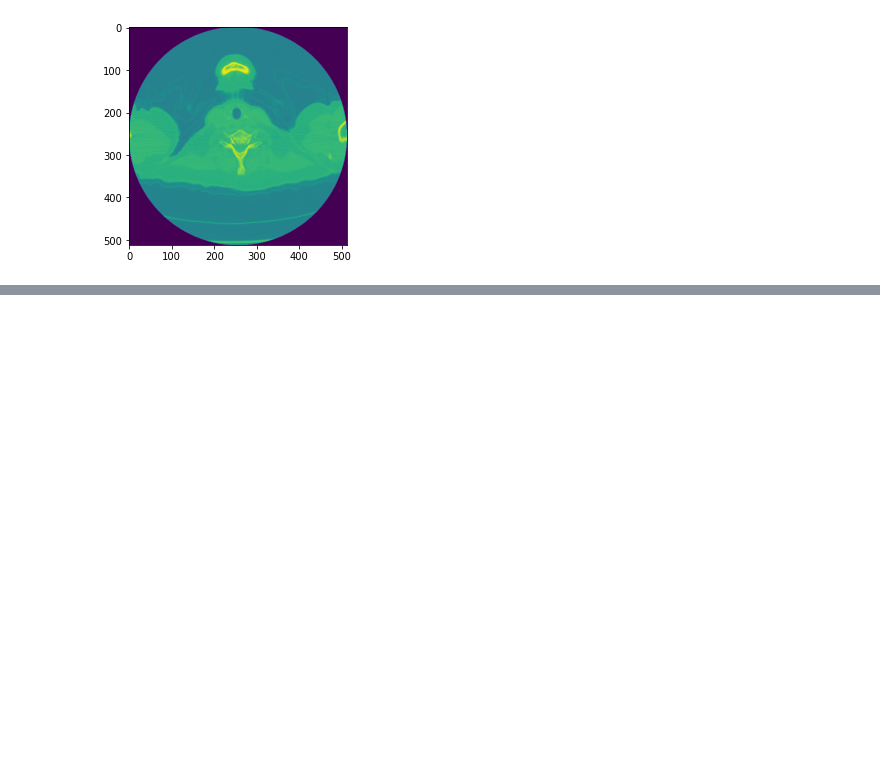
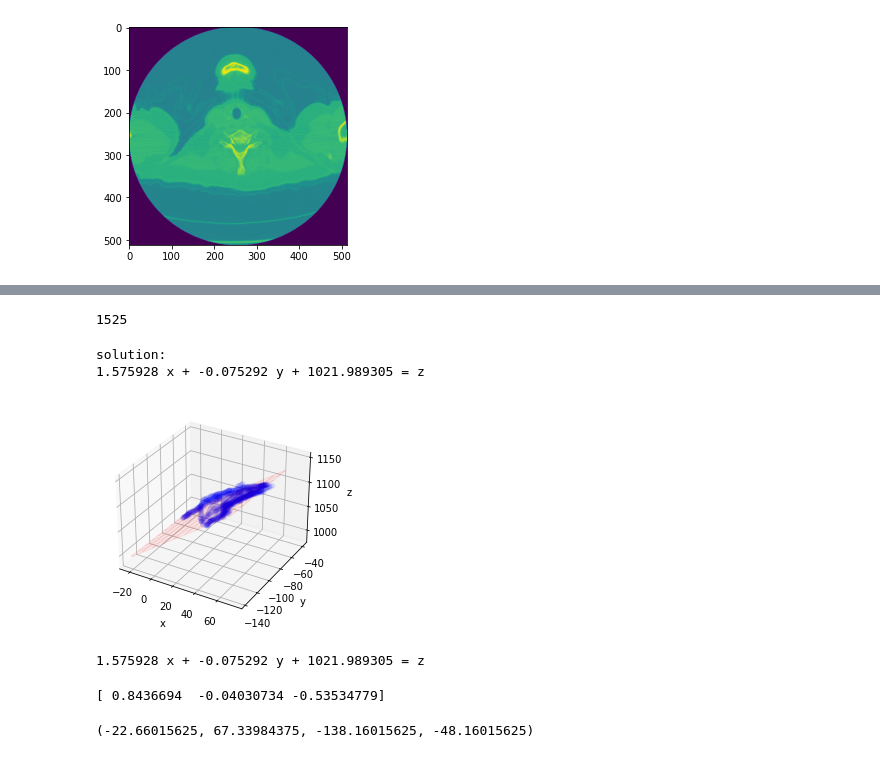
Before and after one commit to pangyuteng/fiss-viz-tmp, a Jupyter notebook: oblique.ipynb, the cells around one changed output, grey strips where cells are left out. Drawn from its saved outputs; the diff is of its cells as text; code cells hidden in the pictures; blank space fills up the shorter version.

```diff
--- a/oblique.ipynb
+++ b/oblique.ipynb
@@ -166,0 +108,6 @@ plt.imshow(arr[0,:,:].squeeze())
+# %%
+roi_image = imread('rof.nii.gz')
+arr = sitk.GetArrayFromImage(roi_image)
+print(np.sum(arr))
+# %% [output]
+1525
@@ -166,0 +152,71 @@ plt.imshow(arr[0,:,:].squeeze())
+# %%
+arr = sitk.GetArrayFromImage(new_roi).astype(int)
+_zs,_xs,_ys = np.where(arr==1)
+ps = []
+for x,y,z in zip(_xs,_ys,_zs):
+    p = new_roi.TransformContinuousIndexToPhysicalPoint((float(x),float(y),float(z)))
+    ps.append(p)
+ps = np.array(ps)
+print(ps.shape)
+# %%
+xs = ps[:,0]
+ys = ps[:,1]
+zs = ps[:,2]
+
+# do fit
+tmp_A = []
+tmp_b = []
+for i in range(len(xs)):
+    tmp_A.append([xs[i], ys[i], 1])
+    tmp_b.append(zs[i])
+b = np.matrix(tmp_b).T
+A = np.matrix(tmp_A)
+fit = (A.T * A).I * A.T * b
+errors = b - A * fit
+residual = np.linalg.norm(errors)
+
+print("solution:")
+print("%f x + %f y + %f = z" % (fit[0], fit[1], fit[2]))
+#print("errors:")
+#print(errors)
+#print("residual:")
+#print(residual)
+
+# plot plane
+X,Y = np.meshgrid(np.arange(np.min(xs),np.max(xs),10),
+                  np.arange(np.min(ys),np.max(ys),10))
+Z = np.zeros(X.shape)
+for r in range(X.shape[0]):
+    for c in range(X.shape[1]):
+        Z[r,c] = fit[0] * X[r,c] + fit[1] * Y[r,c] + fit[2]
+
+# plot raw data
+plt.figure()
+ax = plt.subplot(111, projection='3d')
+ax.scatter(xs, ys, zs, color='b',alpha=0.05)
+
+ax.plot_wireframe(X,Y,Z, color='r',alpha=0.1)
+
+ax.set_xlabel('x')
+ax.set_ylabel('y')
+ax.set_zlabel('z')
+plt.show()
+# %% [output]
+solution:
+1.575928 x + -0.075292 y + 1021.989305 = z
+[figure, added]
+# %%
+print("%f x + %f y + %f = z" % (fit[0], fit[1], fit[2]))
+# %% [output]
+1.575928 x + -0.075292 y + 1021.989305 = z
+# %%
+# https://web.ma.utexas.edu/users/m408m/Display12-5-4.shtml
+z_vec = np.array([fit[0,0], fit[1,0], -1])
+z_vec = z_vec / (np.linalg.norm(z_vec) + 1e-16)
+print(z_vec)
+# %% [output]
+[ 0.8436694  -0.04030734 -0.53534779]
+# %%
+np.min(X),np.max(X),np.min(Y),np.max(Y)
+# %% [output]
+(-22.66015625, 67.33984375, -138.16015625, -48.16015625)
```
Also changed, not shown: parts of 8 cells of this notebook, 2 other files.
